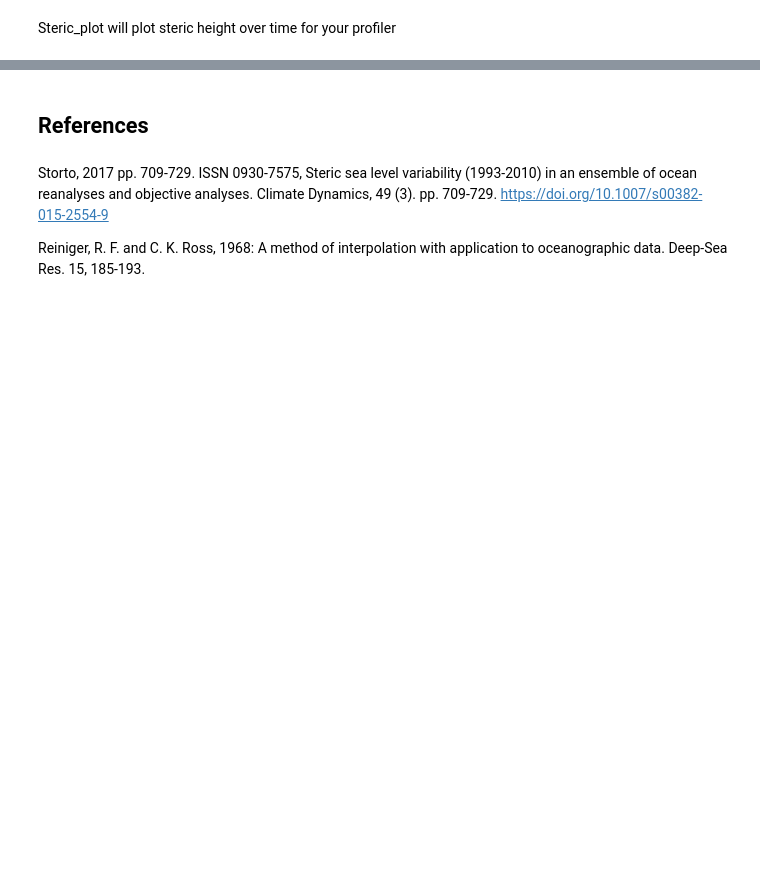
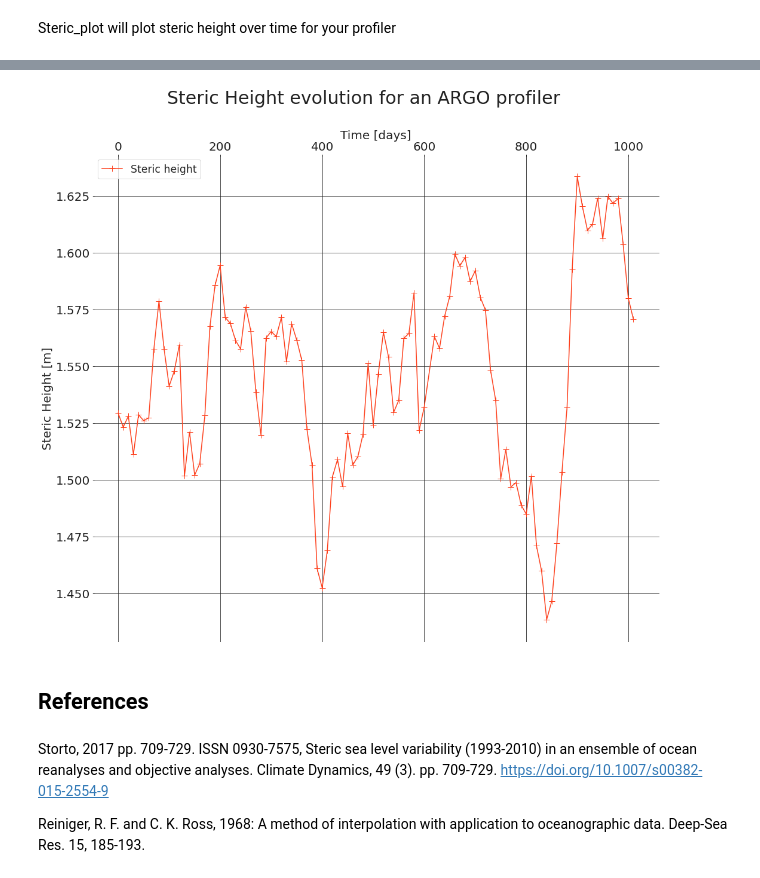
Before and after one commit to rpous/Oceanography, a Jupyter notebook: Steric-height-for-ARGO-Profiler.ipynb, the cells around one changed output, grey strips where cells are left out. Drawn from its saved outputs; the diff is of its cells as text; code cells hidden in the pictures; blank space fills up the shorter version.

```diff
--- a/Steric-height-for-ARGO-Profiler.ipynb
+++ b/Steric-height-for-ARGO-Profiler.ipynb
@@ -150,3 +159,7 @@ def Steric_height(ds):
         H=np.c_[H, C_H]
 
     return H[0]
+# %%
+onefile='/mnt/pousr/old-equipes/IGE/meom/workdir/pousr/ARGO/selec_profiles19007_y2010-2012_r1-50.nc'
+ds=xr.open_dataset(onefile,decode_times=False)
+H=Steric_height(ds)
@@ -189,21 +221,0 @@ We propose an example with a profiler reconstructed by a class
-# %%
-class Profiler:
-    def __init__(self,l,L):
-        Profiler.JULD=np.ones(l)
-        Profiler.PSAL_OBS=99999.0*np.ones((l,L))
-        Profiler.POTM_OBS=99999.0*np.ones((l,L))
-        Profiler.DEPTH=99999.0*np.ones((l,L))
-        Profiler.LATITUDE=np.ones(l)
-        Profiler.LONGITUDE=np.ones(l)
-        for i in range(l):
-            Profiler.JULD[i]=i*10
-            Profiler.LATITUDE[i]=random.uniform(23, 26)
-            Profiler.LONGITUDE[i]=random.uniform(-33, -27)
-            for j in range(L-50):
-                Profiler.PSAL_OBS[i][j]=random.uniform(35.5, 36)
-                Profiler.POTM_OBS[i][j]=random.uniform(5, 7)+random.uniform(-0.01, +0.05)
-                Profiler.DEPTH[i][j]=j*200+random.uniform(-2,2)
-# %%
-P=Profiler(l=100,L=150)
-H=Steric_height(P)
-Steric_Plot(P,H)
@@ -211,0 +346,4 @@ Steric_Plot(P,H)
+# %%
+onefile='/mnt/pousr/old-equipes/IGE/meom/workdir/pousr/ARGO/selec_profiles19007_y2010-2012_r1-50.nc'
+rec={'csr':1}
+P=Profiler(file=onefile,**rec)
@@ -212,3 +370,7 @@ Steric_Plot(P,H)
+# %%
+Steric_Plot(P,P.steric_height)
+# %% [output]
+[figure, added]
 # %% [markdown]
 ## References
 # %% [markdown]
```
Also changed, not shown: parts of 29 cells of this notebook, 2 other files.
